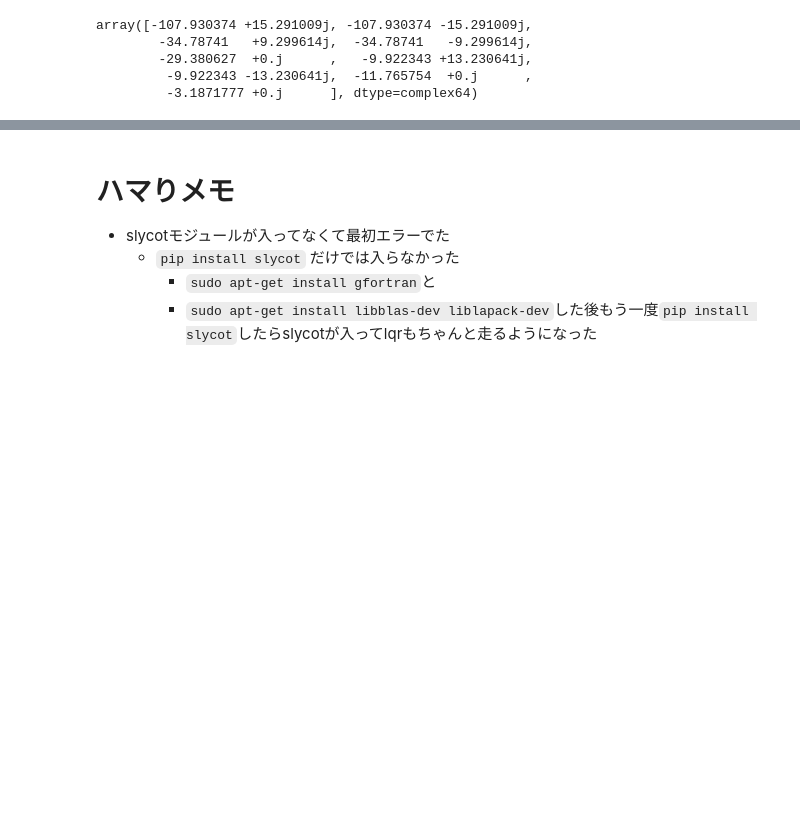
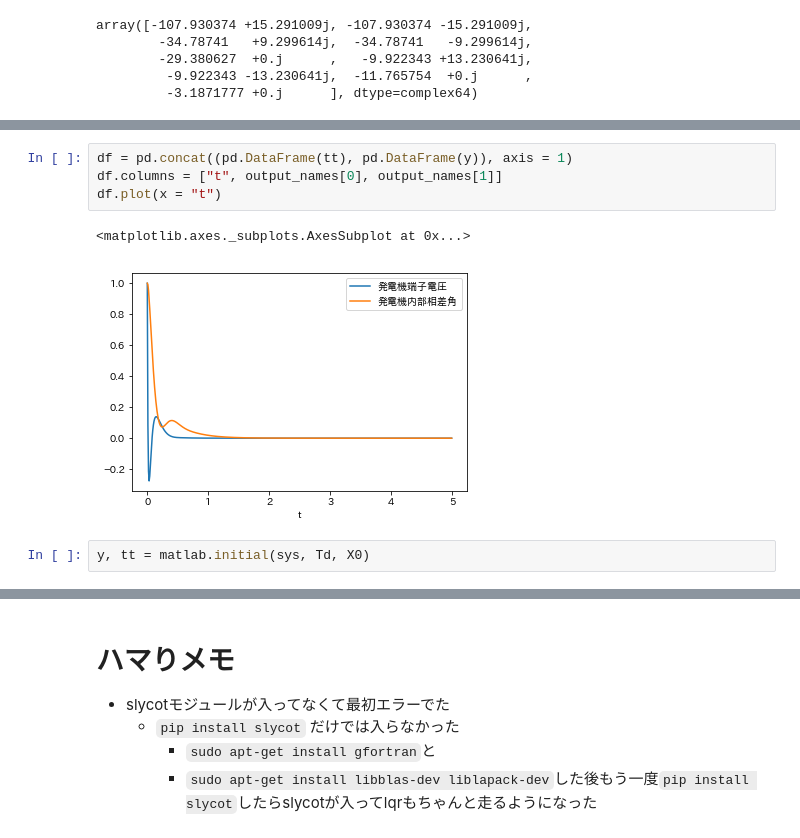
Before and after one commit to gomi-kuzu/wakariyasui_modern_control, a Jupyter notebook: 9章らへん.ipynb, the cells around one changed output, grey strips where cells are left out. Drawn from its saved outputs; the diff is of its cells as text; blank space fills up the shorter version.

```diff
--- a/9章らへん.ipynb
+++ b/9章らへん.ipynb
@@ -37,0 +56,9 @@ array([-107.930374 +15.291009j, -107.930374 -15.291009j,
+# %%
+df = pd.concat((pd.DataFrame(tt), pd.DataFrame(y)), axis = 1)
+df.columns = ["t", output_names[0], output_names[1]]
+df.plot(x = "t")
+# %% [output]
+<matplotlib.axes._subplots.AxesSubplot at 0x...>
+[figure, added]
+# %%
+y, tt = matlab.initial(sys, Td, X0)
```
Also changed, not shown: parts of 7 cells of this notebook.
